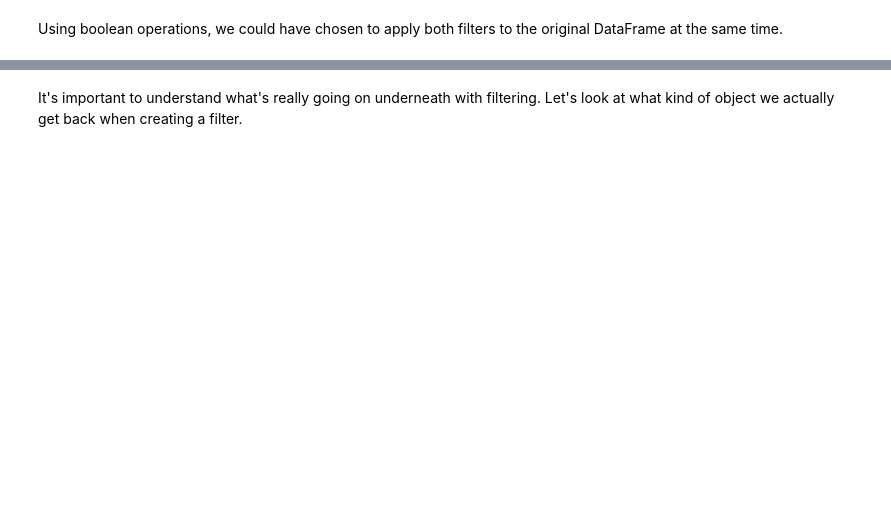
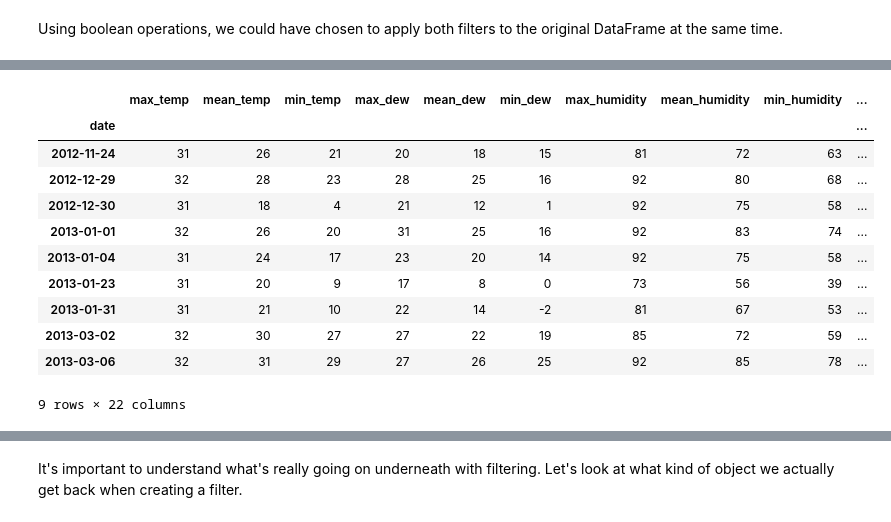
Before and after one commit to burkesquires/python_biologist, a Jupyter notebook: 05_python_data_analysis/2-Intro to Data Analysis with Python.ipynb, the cells around one changed output, grey strips where cells are left out. Cells and saved outputs as stored; diff of their text form; code cells hidden in the pictures; blank space fills up the shorter version.

```diff
--- a/05_python_data_analysis/2-Intro to Data Analysis with Python.ipynb
+++ b/05_python_data_analysis/2-Intro to Data Analysis with Python.ipynb
@@ -78,4 +91,2 @@ Because it's in a CSV file, we can use pandas' `read_csv` function to pull it di
 # %%
 data = pandas.read_csv("data/weather_year.csv")
-# %%
-data = pandas.read_csv("data/weather_year.csv")
@@ -365,2 +831,0 @@ data.events.head(10)
-# %%
-data.events = data.events.fillna("")
@@ -434,5 +1024,18 @@ data[(data.max_temp <= 32) & (data.min_temp >=20)]
 # %%
-genes_of_interest = ['ABC1', 'BRCA2']
+genes_of_interest = [32, 31]
 data[data.max_temp.isin(genes_of_interest)]
+# %% [output]
+|  | max_temp | mean_temp | min_temp | max_dew | mean_dew | min_dew | max_humidity | mean_humidity | min_humidity | ... |
+| date |  |  |  |  |  |  |  |  |  | ... |
+| 2012-11-24 | 31 | 26 | 21 | 20 | 18 | 15 | 81 | 72 | 63 | ... |
+| 2012-12-29 | 32 | 28 | 23 | 28 | 25 | 16 | 92 | 80 | 68 | ... |
+| 2012-12-30 | 31 | 18 | 4 | 21 | 12 | 1 | 92 | 75 | 58 | ... |
+| 2013-01-01 | 32 | 26 | 20 | 31 | 25 | 16 | 92 | 83 | 74 | ... |
+| 2013-01-04 | 31 | 24 | 17 | 23 | 20 | 14 | 92 | 75 | 58 | ... |
+| 2013-01-23 | 31 | 20 | 9 | 17 | 8 | 0 | 73 | 56 | 39 | ... |
+| 2013-01-31 | 31 | 21 | 10 | 22 | 14 | -2 | 81 | 67 | 53 | ... |
+| 2013-03-02 | 32 | 30 | 27 | 27 | 22 | 19 | 85 | 72 | 59 | ... |
+| 2013-03-06 | 32 | 31 | 29 | 27 | 26 | 25 | 92 | 85 | 78 | ... |
+9 rows × 22 columns
 # %%
 data[data.max_temp.isin([31, 29, 32]) & data.min_temp.isin([21,22,23])]
```
Also changed, not shown: parts of 121 cells of this notebook, 6 other files.
